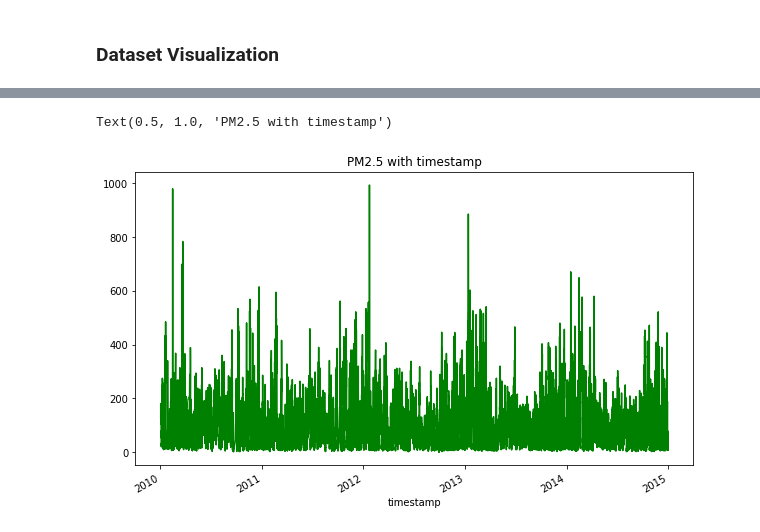
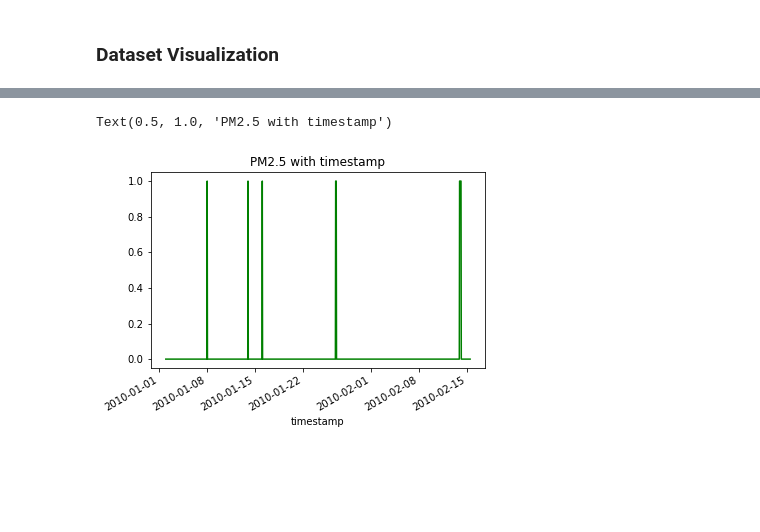
Before and after one commit to vincentsun870530/COMP432_Anomaly_Detection, a Jupyter notebook: comp432.ipynb, the cells around one changed output, grey strips where cells are left out. Drawn from its saved outputs; the diff is of its cells as text; code cells hidden in the pictures; blank space fills up the shorter version.

Commit message:
add data visualization and data wrangling

```diff
--- a/comp432.ipynb
+++ b/comp432.ipynb
@@ -78,0 +267,3 @@ data.to_csv('data/cleaned_data')
+# %%
+df25_24_column = df25 - df25.rolling(24).mean()
+df25_24_column.hist();
@@ -78,0 +298,3 @@ data.to_csv('data/cleaned_data')
+# %%
+newdata = pd.concat([data, df25_24_column], axis=1)
+newdata
@@ -78,0 +316,3 @@ data.to_csv('data/cleaned_data')
+# %%
+newdata.columns.values[-1] = '24_diff_pm_2.5'
+newdata
@@ -78,0 +344,2 @@ data.to_csv('data/cleaned_data')
+# %%
+newdata.loc[newdata['24_diff_pm_2.5'] >= 3*(newdata['24_diff_pm_2.5']).std(),'anom'] = 1
@@ -79,6 +408,6 @@ data.to_csv('data/cleaned_data')
 # %%
-data['pm2.5'].plot(kind='line',color='green')
+newdata.iloc[1:1000, :]['anom'].plot(kind='line',color='green')
 plt.title("PM2.5 with timestamp")
 # %% [output]
 Text(0.5, 1.0, 'PM2.5 with timestamp')
-[figure, old version]
+[figure, new version]
```
Also changed, not shown: parts of 56 cells of this notebook.
